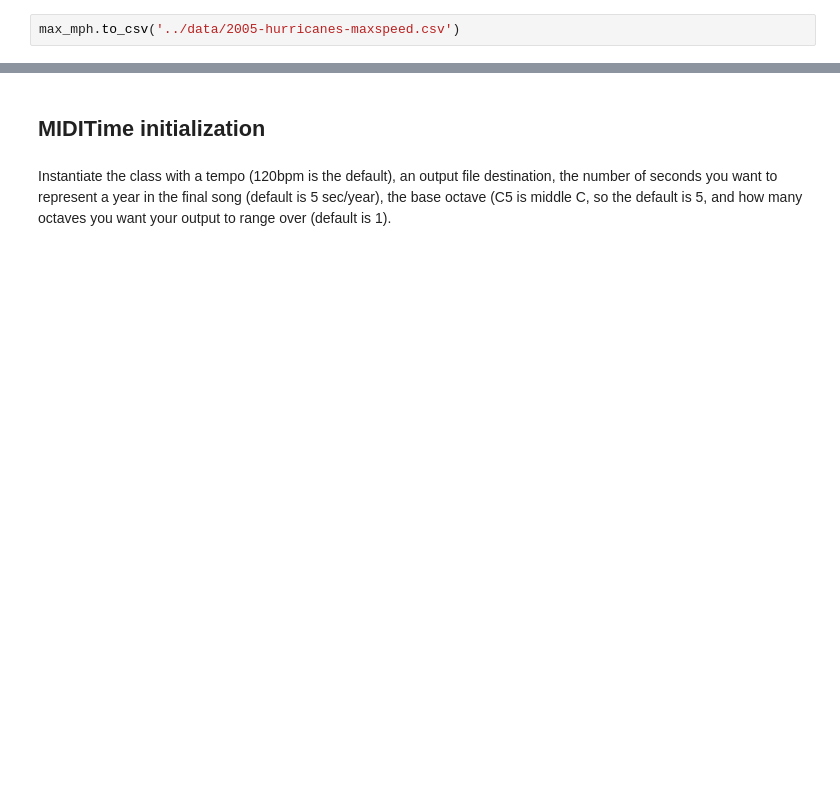
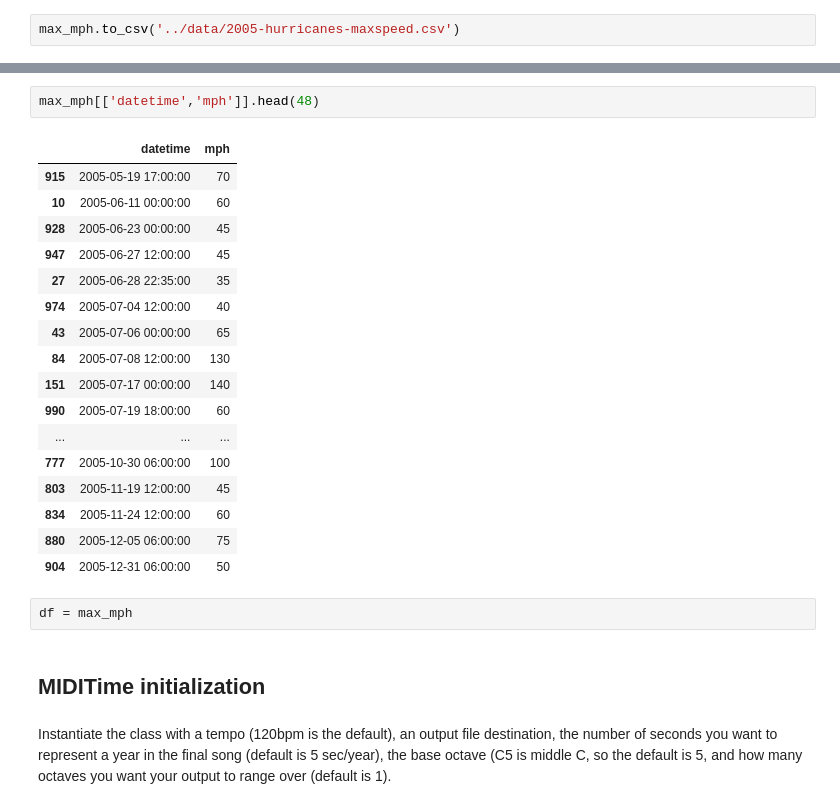
Before and after one commit to sbchou/Sonify-refugees, a Jupyter notebook: hurricanes/notebooks/Sonify2005.ipynb, the cells around one changed output, grey strips where cells are left out. Cells and saved outputs as stored; diff of their text form; blank space fills up the shorter version.

```diff
--- a/hurricanes/notebooks/Sonify2005.ipynb
+++ b/hurricanes/notebooks/Sonify2005.ipynb
@@ -100,3 +106,25 @@ plt.title('2005 Hurricane season')
+# %%
+max_mph[['datetime','mph']].head(48)
+# %% [output]
+|  | datetime | mph |
+| 915 | 2005-05-19 17:00:00 | 70 |
+| 10 | 2005-06-11 00:00:00 | 60 |
+| 928 | 2005-06-23 00:00:00 | 45 |
+| 947 | 2005-06-27 12:00:00 | 45 |
+| 27 | 2005-06-28 22:35:00 | 35 |
+| 974 | 2005-07-04 12:00:00 | 40 |
+| 43 | 2005-07-06 00:00:00 | 65 |
+| 84 | 2005-07-08 12:00:00 | 130 |
+| 151 | 2005-07-17 00:00:00 | 140 |
+| 990 | 2005-07-19 18:00:00 | 60 |
+| ... | ... | ... |
+| 777 | 2005-10-30 06:00:00 | 100 |
+| 803 | 2005-11-19 12:00:00 | 45 |
+| 834 | 2005-11-24 12:00:00 | 60 |
+| 880 | 2005-12-05 06:00:00 | 75 |
+| 904 | 2005-12-31 06:00:00 | 50 |
+# %%
+df = max_mph
 # %% [markdown]
 ## MIDITime initialization
 # %% [markdown]
```
Also changed, not shown: parts of 14 cells of this notebook, 4 other files.
